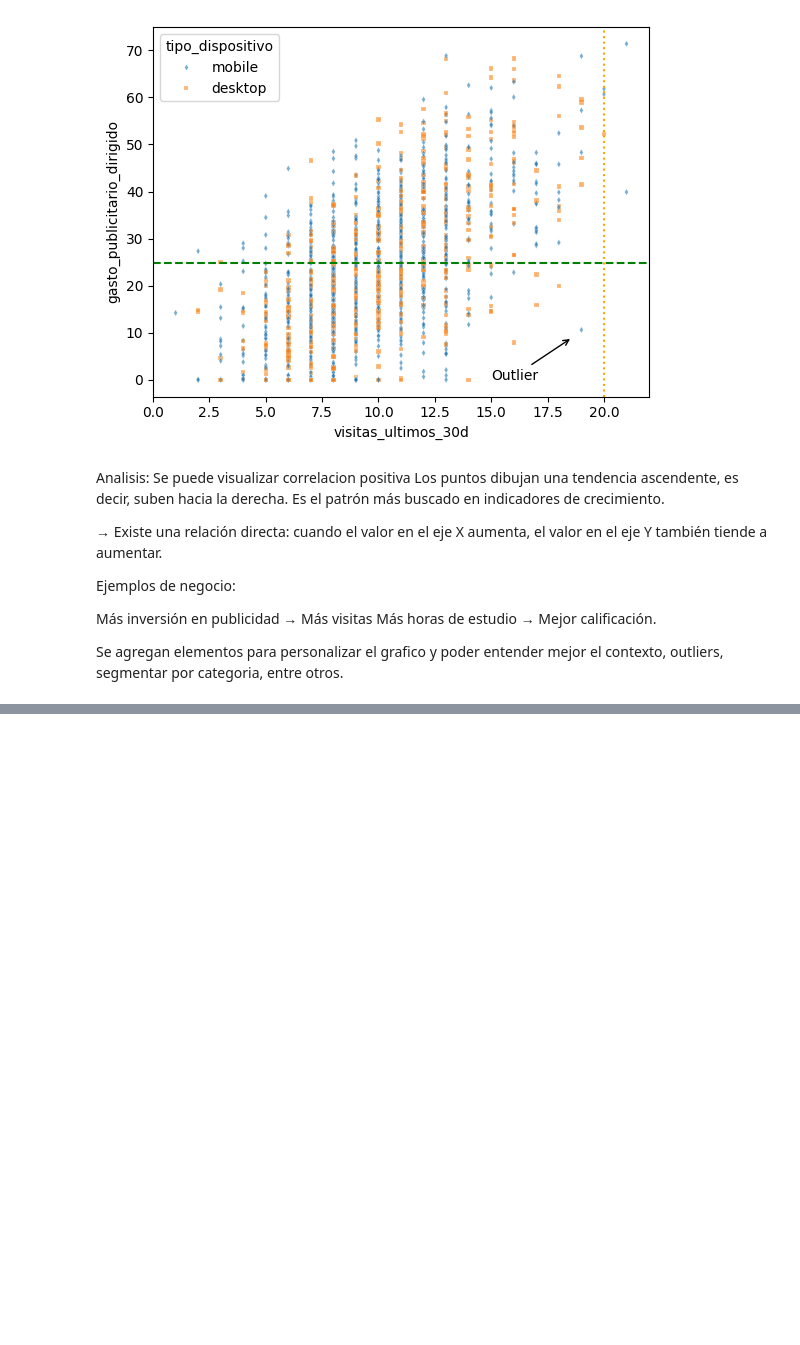
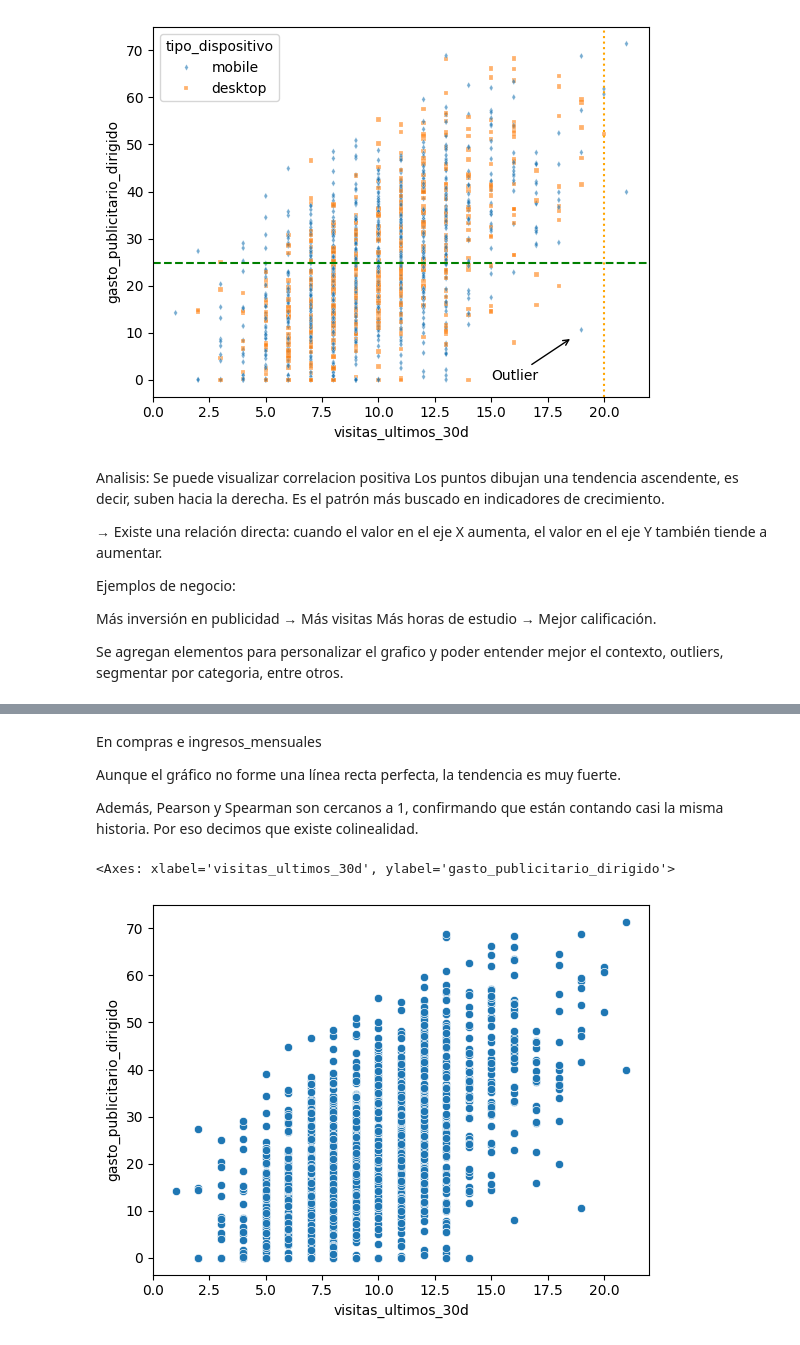
Before and after one commit to camiloch28/NovaMarket---analysis, a Jupyter notebook: NovaMarket - analysis - Google Colab.ipynb, the cells around one changed output, grey strips where cells are left out. Saved outputs shown, nothing was run; the diff lists cells and outputs as text; code cells hidden in the pictures; blank space fills up the shorter version.

Commit message:
Add: Person and Spearman analysis

```diff
--- a/NovaMarket - analysis - Google Colab.ipynb
+++ b/NovaMarket - analysis - Google Colab.ipynb
@@ -58,0 +150,13 @@ plt.show()
+# %% [markdown]
+En compras e ingresos_mensuales
+
+  Aunque el gráfico no forme una línea recta perfecta, la tendencia es muy fuerte.
+
+  Además, Pearson y Spearman son cercanos a 1, confirmando que están contando casi la misma historia.
+  Por eso decimos que existe colinealidad.
+# %%
+# Relación positiva moderada
+sns.scatterplot(data=df, x='visitas_ultimos_30d', y='gasto_publicitario_dirigido')
+# %% [output]
+<Axes: xlabel='visitas_ultimos_30d', ylabel='gasto_publicitario_dirigido'>
+[figure, added]
```
Also changed, not shown: parts of 13 cells of this notebook.
